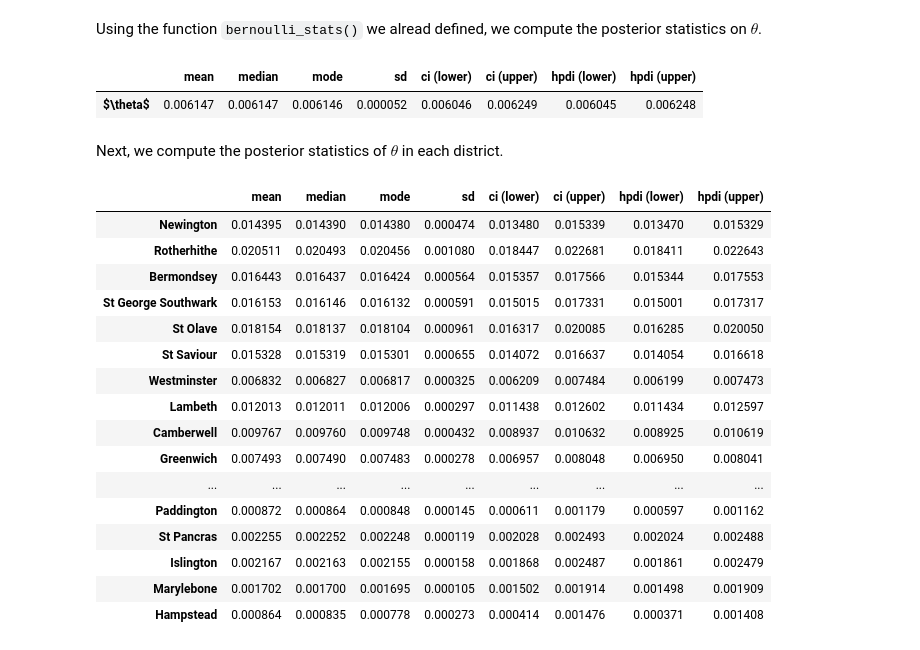
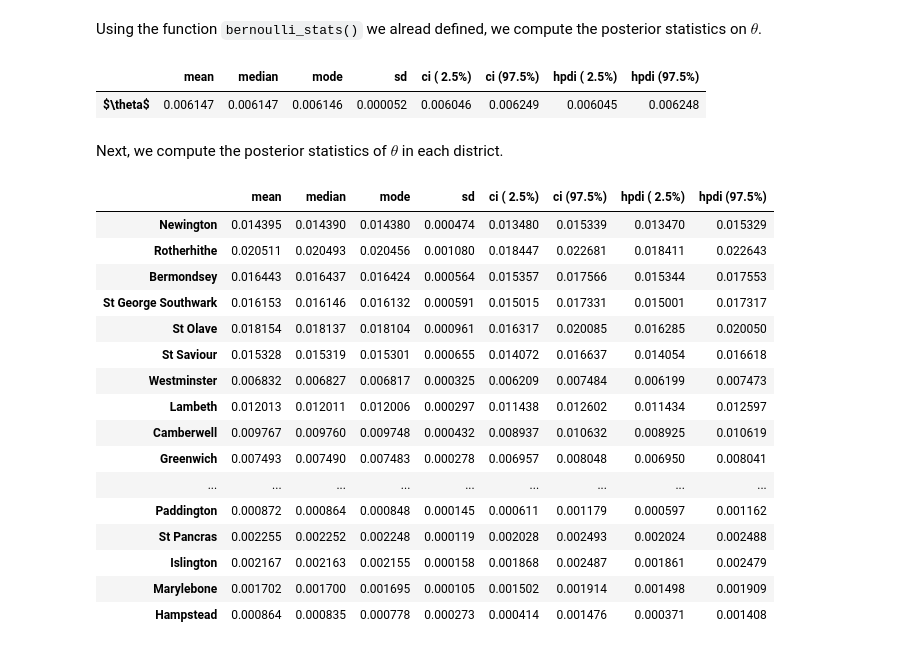
Before and after one commit to nakatsuma/probability_and_statistics, a Jupyter notebook: notebook-a/cholera.ipynb, the cells around one changed output. Cells and saved outputs as stored; diff of their text form; code cells hidden in the pictures.

```diff
--- a/notebook-a/cholera.ipynb
+++ b/notebook-a/cholera.ipynb
@@ -55,20 +55,18 @@ output_notebook()
 [interactive output not drawn]
 [interactive output not drawn]
 # %%
-def beta_hpdi(ci0, alpha, beta, prob):
-    def hpdi_conditions(v, a, b, p):
+def beta_hpdi(prob, alpha, beta, ci0=None):
+    def hpdi_conditions(v, p, a, b):
         eq1 = st.beta.cdf(v[1], a, b) - st.beta.cdf(v[0], a, b) - p
         eq2 = st.beta.pdf(v[1], a, b) - st.beta.pdf(v[0], a, b)
         return np.hstack((eq1, eq2))
-    return opt.root(hpdi_conditions, ci0, args=(alpha, beta, prob)).x
+    if not ci0:
+        ci0 = st.beta.interval(prob, alpha, beta)
+    return opt.root(hpdi_conditions, ci0, args=(prob, alpha, beta)).x
 # %%
-def bernoulli_stats(y, n, a0, b0, prob):
-    """
-        y: the sum of all observations
-        n: the number of observations
-        a0, b0: the hyperparameters in the beta prior, Beta(a0, b0)
-        prob: posterior probability for CI and HPDI
-    """
+def bernoulli_stats(y, n, hyper_param, prob=0.95):
+    a0 = hyper_param['a0']
+    b0 = hyper_param['b0']
     a = y + a0
     b = n - y + b0
     mean_pi = st.beta.mean(a, b)
@@ -76,10 +74,14 @@ def bernoulli_stats(y, n, a0, b0, prob):
     mode_pi = (a - 1.0) / (a + b - 2.0)
     sd_pi = st.beta.std(a, b)
     ci_pi = st.beta.interval(prob, a, b)
-    hpdi_pi = beta_hpdi(ci_pi, a, b, prob)
+    hpdi_pi = beta_hpdi(prob, a, b)
     stats = np.hstack((mean_pi, median_pi, mode_pi, sd_pi, ci_pi, hpdi_pi))
     stats = stats.reshape((1, 8))
-    stats_string = ['mean', 'median', 'mode', 'sd', 'ci (lower)', 'ci (upper)', 'hpdi (lower)', 'hpdi (upper)']
+    lower = 0.5 * (1.0 - prob) * 100.0
+    upper = 0.5 * (1.0 + prob) * 100.0
+    stats_string = ['mean', 'median', 'mode', 'sd',
+                    f'ci ({lower:4.1f}%)', f'ci ({upper:4.1f}%)',
+                    f'hpdi ({lower:4.1f}%)', f'hpdi ({upper:4.1f}%)']
     param_string = ['$\\theta$']
     results = pd.DataFrame(stats, index=param_string, columns=stats_string)
     return results, a, b
@@ -107,8 +109,12 @@ display(cholera)
 # %% [markdown]
 Suppose each death from cholera independently occurs with probability $\theta$. In this context, $\theta$ is interpreted as the true death rate from cholera. We use the uniform prior for $\theta$.
 # %%
-a0 = 1.0
-b0 = 1.0
+hyper_param = dict(
+    a0 = 1.0,
+    b0 = 1.0
+)
+a0 = hyper_param['a0']
+b0 = hyper_param['b0']
 # %% [markdown]
 The parameters in the posterior distribution $\alpha_\star$ and $\beta_\star$ are
 # %%
@@ -152,22 +158,20 @@ show(p)
 # %% [markdown]
 Using the function `bernoulli_stats()` we alread defined, we compute the posterior statistics on $\theta$.
 # %%
-prob = 0.95
-results = bernoulli_stats(y, n, a0, b0, prob)[0]
+results = bernoulli_stats(y, n, hyper_param)[0]
 display(results)
 # %% [output]
-|  | mean | median | mode | sd | ci (lower) | ci (upper) | hpdi (lower) | hpdi (upper) |
+|  | mean | median | mode | sd | ci ( 2.5%) | ci (97.5%) | hpdi ( 2.5%) | hpdi (97.5%) |
 | $\theta$ | 0.006147 | 0.006147 | 0.006146 | 0.000052 | 0.006046 | 0.006249 | 0.006045 | 0.006248 |
 # %% [markdown]
 Next, we compute the posterior statistics of $\theta$ in each district.
 # %%
 cholera_results = pd.DataFrame( \
-    np.vstack([bernoulli_stats(x.cholera_deaths, x.popn, a0, b0, prob)[0].to_numpy() for x in cholera.itertuples()]),
-    columns = ['mean', 'median', 'mode', 'sd', 'ci (lower)', 'ci (upper)', 'hpdi (lower)', 'hpdi (upper)'],
-    index = cholera['district'].to_numpy())
+    np.vstack([bernoulli_stats(x.cholera_deaths, x.popn, hyper_param)[0].to_numpy() for x in cholera.itertuples()]),
+    columns = results.columns, index = cholera['district'].to_numpy())
 display(cholera_results)
 # %% [output]
-|  | mean | median | mode | sd | ci (lower) | ci (upper) | hpdi (lower) | hpdi (upper) |
+|  | mean | median | mode | sd | ci ( 2.5%) | ci (97.5%) | hpdi ( 2.5%) | hpdi (97.5%) |
 | Newington | 0.014395 | 0.014390 | 0.014380 | 0.000474 | 0.013480 | 0.015339 | 0.013470 | 0.015329 |
 | Rotherhithe | 0.020511 | 0.020493 | 0.020456 | 0.001080 | 0.018447 | 0.022681 | 0.018411 | 0.022643 |
 | Bermondsey | 0.016443 | 0.016437 | 0.016424 | 0.000564 | 0.015357 | 0.017566 | 0.015344 | 0.017553 |
```
Also changed, not shown: 14 other files.
